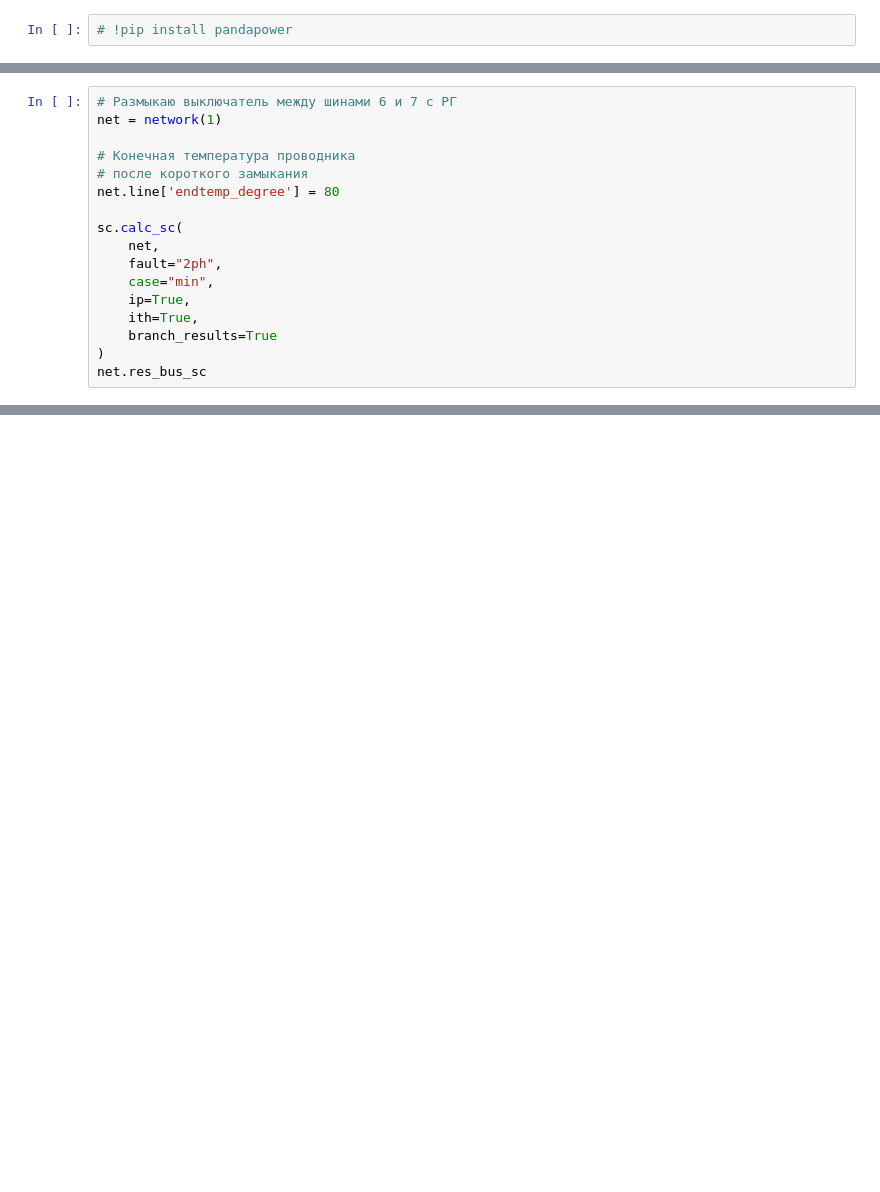
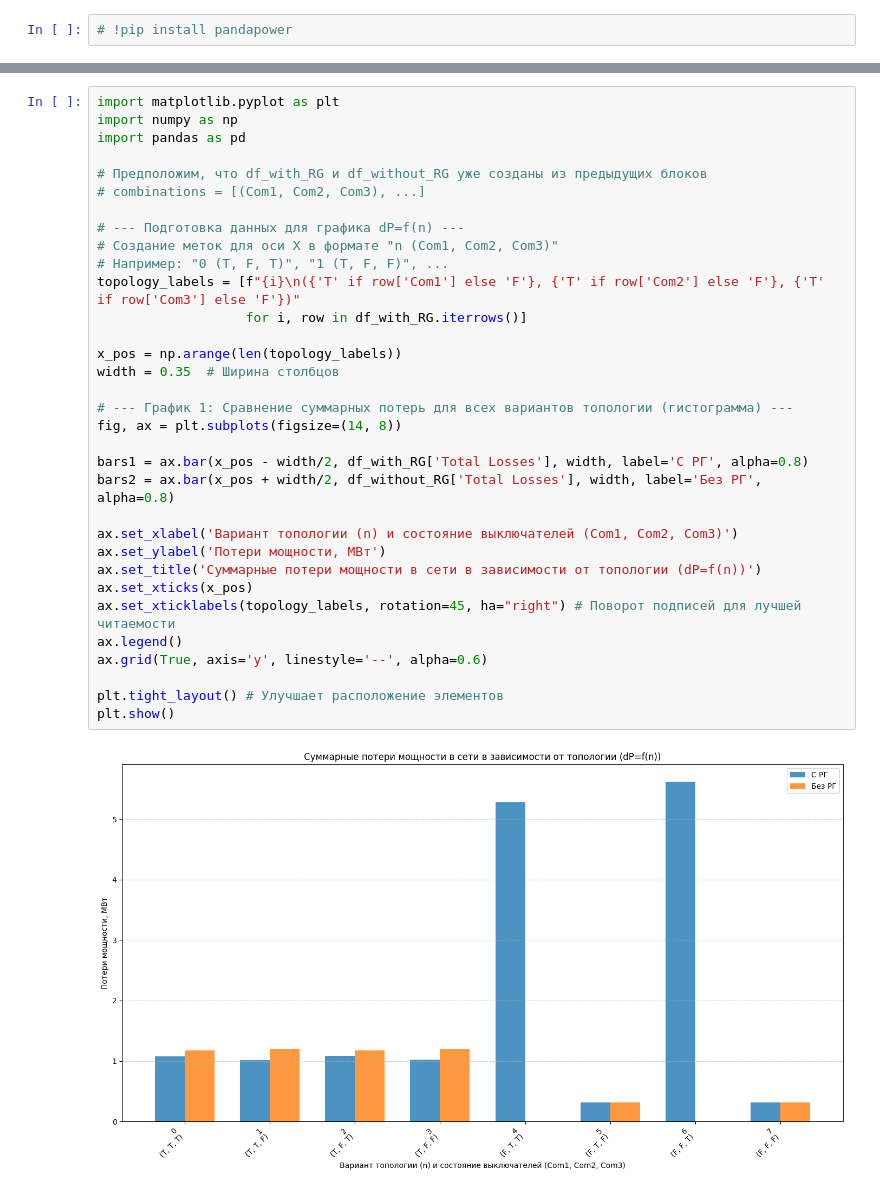
Before and after one commit to Polozov2005/CZP-4, a Jupyter notebook: CZP-4.ipynb, the cells around one changed output, grey strips where cells are left out. Saved outputs shown, nothing was run; the diff lists cells and outputs as text; blank space fills up the shorter version.

```diff
--- a/CZP-4.ipynb
+++ b/CZP-4.ipynb
@@ -817,17 +7,0 @@ Name: ikss_ka, dtype: float64
-# %%
-# Размыкаю выключатель между шинами 6 и 7 с РГ
-net = network(1)
-
-# Конечная температура проводника
-# после короткого замыкания
-net.line['endtemp_degree'] = 80
-
-sc.calc_sc(
-    net,
-    fault="2ph",
-    case="min",
-    ip=True,
-    ith=True,
-    branch_results=True
-)
-net.res_bus_sc
@@ -1255,0 +519,35 @@ Branch results are in beta mode and might not always be reliable, especially for
+# %%
+import matplotlib.pyplot as plt
+import numpy as np
+import pandas as pd
+
+# Предположим, что df_with_RG и df_without_RG уже созданы из предыдущих блоков
+# combinations = [(Com1, Com2, Com3), ...]
+
+# --- Подготовка данных для графика dP=f(n) ---
+# Создание меток для оси X в формате "n (Com1, Com2, Com3)"
+# Например: "0 (T, F, T)", "1 (T, F, F)", ...
+topology_labels = [f"{i}\n({'T' if row['Com1'] else 'F'}, {'T' if row['Com2'] else 'F'}, {'T' if row['Com3'] else 'F'})"
+                   for i, row in df_with_RG.iterrows()]
+
+x_pos = np.arange(len(topology_labels))
+width = 0.35  # Ширина столбцов
+
+# --- График 1: Сравнение суммарных потерь для всех вариантов топологии (гистограмма) ---
+fig, ax = plt.subplots(figsize=(14, 8))
+
+bars1 = ax.bar(x_pos - width/2, df_with_RG['Total Losses'], width, label='С РГ', alpha=0.8)
+bars2 = ax.bar(x_pos + width/2, df_without_RG['Total Losses'], width, label='Без РГ', alpha=0.8)
+
+ax.set_xlabel('Вариант топологии (n) и состояние выключателей (Com1, Com2, Com3)')
+ax.set_ylabel('Потери мощности, МВт')
+ax.set_title('Суммарные потери мощности в сети в зависимости от топологии (dP=f(n))')
+ax.set_xticks(x_pos)
+ax.set_xticklabels(topology_labels, rotation=45, ha="right") # Поворот подписей для лучшей читаемости
+ax.legend()
+ax.grid(True, axis='y', linestyle='--', alpha=0.6)
+
+plt.tight_layout() # Улучшает расположение элементов
+plt.show()
+# %% [output]
+[figure, added]
```
Also changed, not shown: parts of 61 cells of this notebook, 9 other files.
